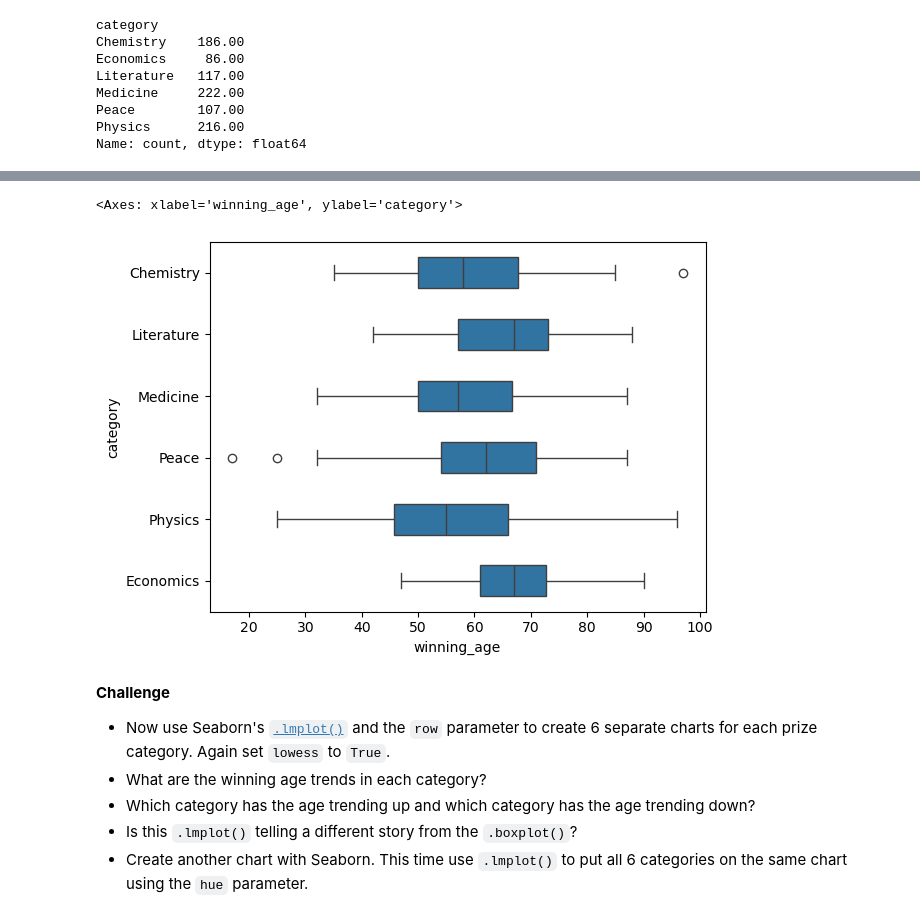
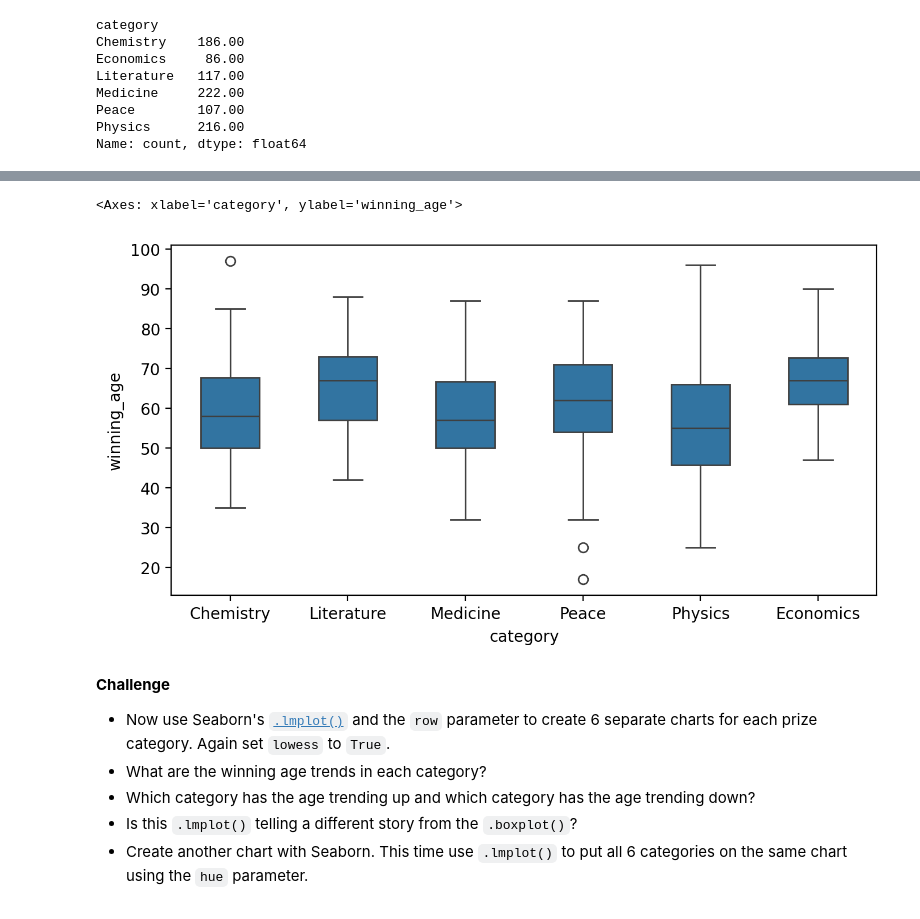
Before and after one commit to ImamSyabana/PythonDay16-100, a Jupyter notebook: Day 79/Nobel_Prize_Analysis_(start).ipynb, the cells around one changed output, grey strips where cells are left out. Cells and saved outputs as stored; diff of their text form; code cells hidden in the pictures.

```diff
--- a/Day 79/Nobel_Prize_Analysis_(start).ipynb
+++ b/Day 79/Nobel_Prize_Analysis_(start).ipynb
@@ -1478,8 +1478,9 @@ df_data.sample()
 # %%
-sns.boxplot(data=df_data, y='category', x="winning_age", width=.5)
+plt.figure(figsize=(8,4), dpi=200)
+sns.boxplot(data=df_data, x='category', y="winning_age", width=.5, orient='v')
 # %% [output]
-<Axes: xlabel='winning_age', ylabel='category'>
+<Axes: xlabel='category', ylabel='winning_age'>
-[figure, old version]
+[figure, new version]
 # %% [markdown]
 **Challenge**
 * Now use Seaborn's [`.lmplot()`](https://seaborn.pydata.org/generated/seaborn.lmplot.html?highlight=lmplot#seaborn.lmplot) and the `row` parameter to create 6 separate charts for each prize category. Again set `lowess` to `True`.
```
Also changed, not shown: parts of 19 cells of this notebook.
